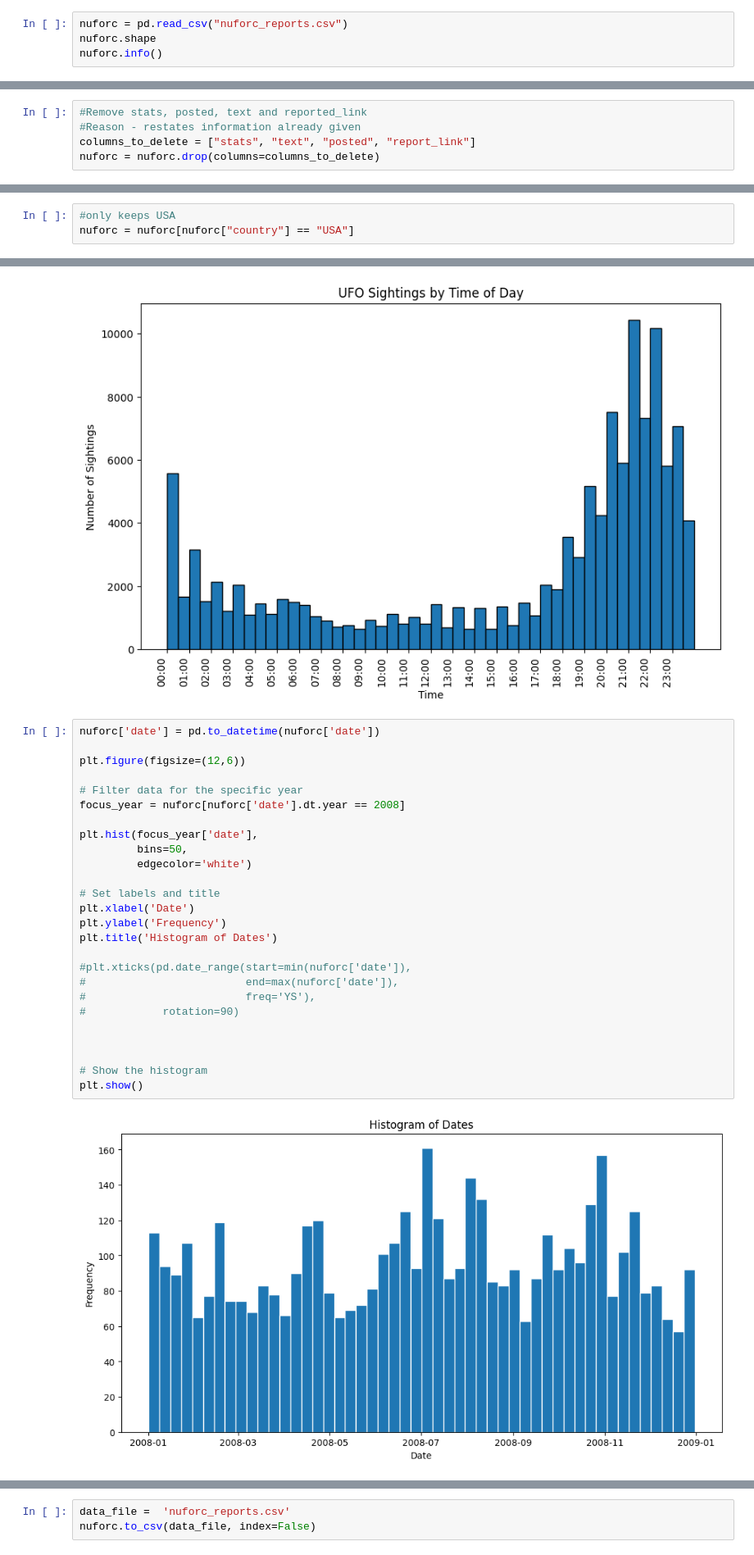
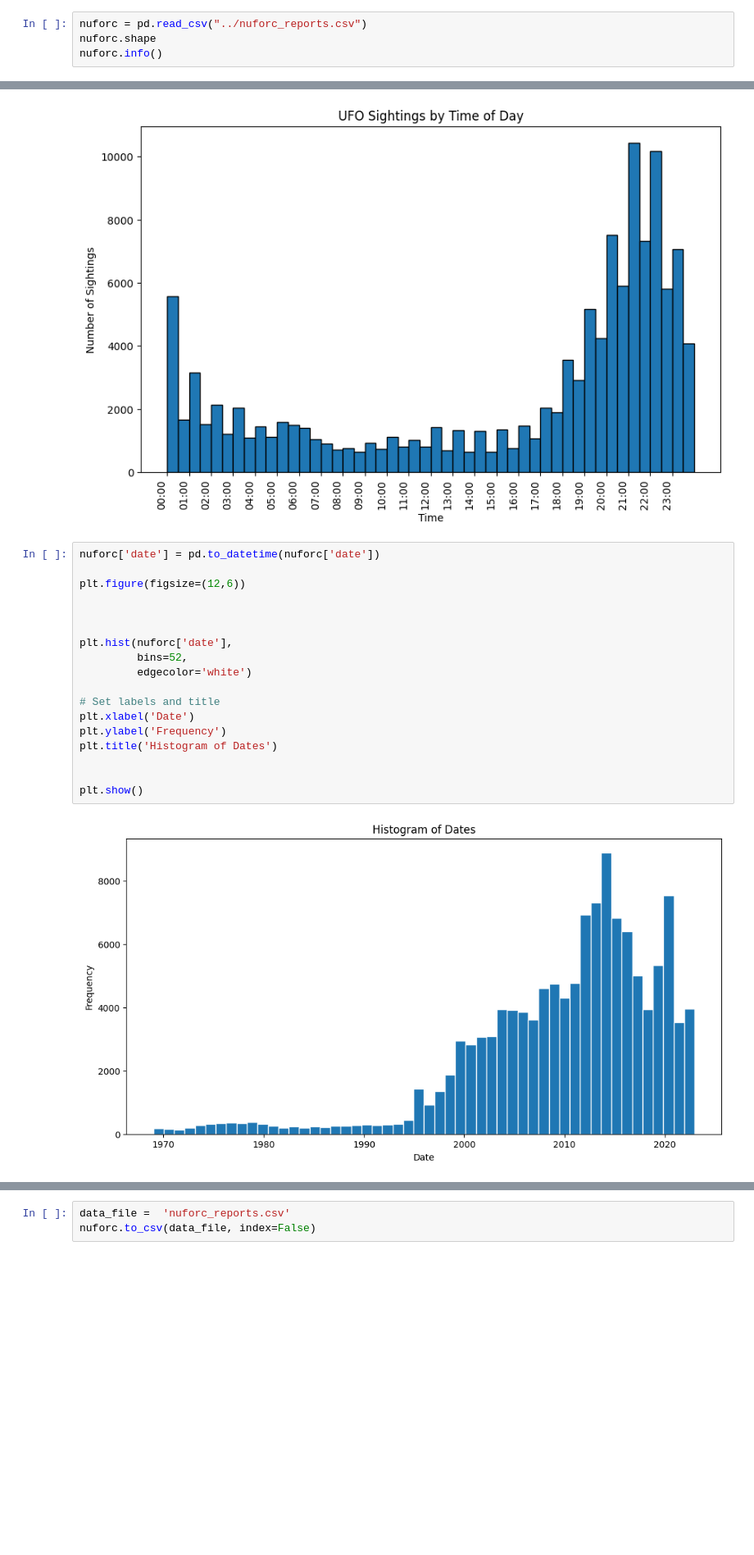
Before and after one commit to slissors/UFO, a Jupyter notebook: data/cleaning.ipynb, the cells around one changed output, grey strips where cells are left out. Shown: that part at 82% size. Saved outputs shown, nothing was run; the diff lists cells and outputs as text; blank space fills up the shorter version.

```diff
--- a/data/cleaning.ipynb
+++ b/data/cleaning.ipynb
@@ -14,6 +14,6 @@ CLEANING DATA
 > Extrapolate any date, time data that's missing#
 >
 # %%
-nuforc = pd.read_csv("nuforc_reports.csv")
+nuforc = pd.read_csv("../nuforc_reports.csv")
 nuforc.shape
 nuforc.info()
@@ -45,8 +64,3 @@ Index(['summary', 'country', 'city', 'state', 'date_time', 'shape', 'duration',
 | freq | 68 | 123551 | 836 | 15159 | 104 | 25239 | 7729 | 288 | 6662 |
 # %% [markdown]
 #VARIABLE DESCRIPTION
-# %%
-#Remove stats, posted, text and reported_link
-#Reason - restates information already given
-columns_to_delete = ["stats", "text", "posted", "report_link"]
-nuforc = nuforc.drop(columns=columns_to_delete)
@@ -86,3 +66,0 @@ def sec_converter(duration_str):
-# %%
-#only keeps USA
-nuforc = nuforc[nuforc["country"] == "USA"]
@@ -129,31 +93,23 @@ plt.show()
 # %%
 nuforc['date'] = pd.to_datetime(nuforc['date'])
 
 plt.figure(figsize=(12,6))
 
-# Filter data for the specific year
-focus_year = nuforc[nuforc['date'].dt.year == 2008]
 
-plt.hist(focus_year['date'],
-         bins=50,
+
+plt.hist(nuforc['date'],
+         bins=52,
          edgecolor='white')
 
 # Set labels and title
 plt.xlabel('Date')
 plt.ylabel('Frequency')
 plt.title('Histogram of Dates')
 
-#plt.xticks(pd.date_range(start=min(nuforc['date']),
-#                         end=max(nuforc['date']),
-#                         freq='YS'),
-#            rotation=90)
 
-
-
-# Show the histogram
 plt.show()
 # %% [output]
-[figure, old version]
+[figure, new version]
 # %%
 # Plot a bar plot for city distribution
 city_counts = nuforc['city'].value_counts()
```
Also changed, not shown: parts of 4 cells of this notebook, 42 other files.
